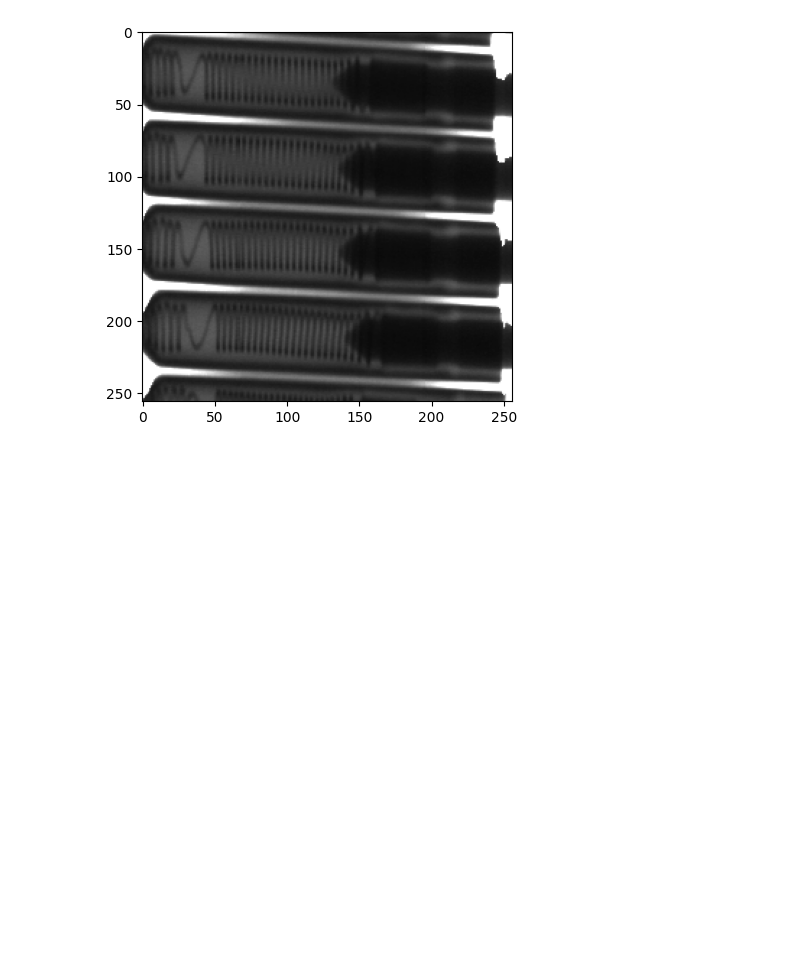
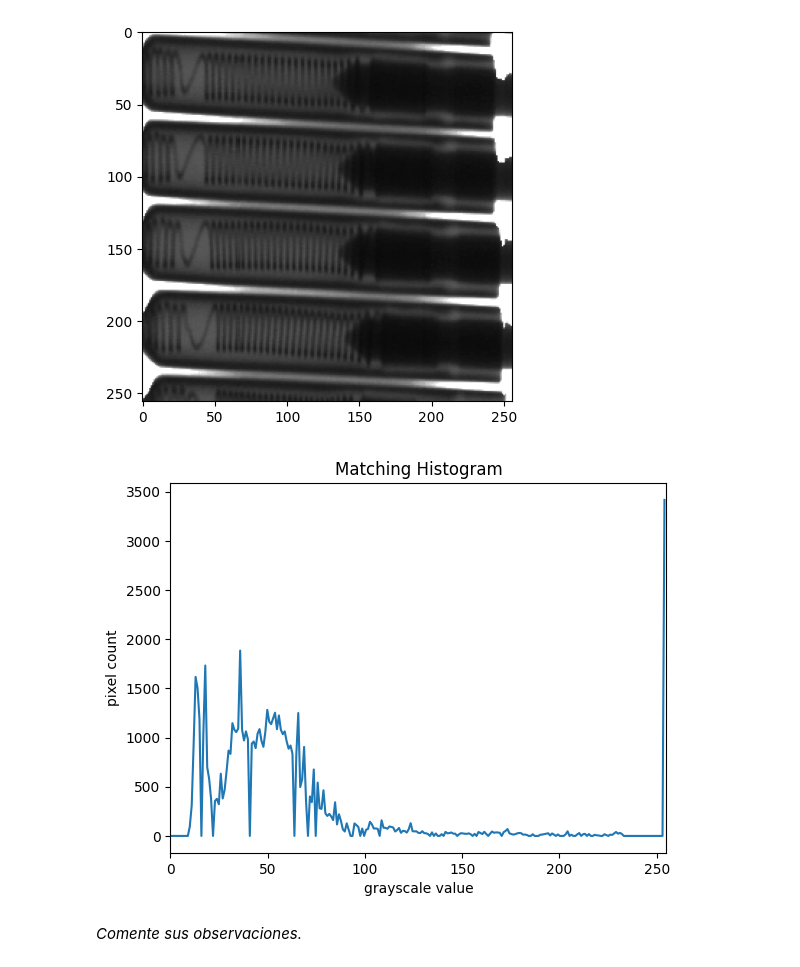
Before and after one commit to pukinidev/TalleresImagenes, a Jupyter notebook: Taller 2/Punto3.ipynb, the cells around one changed output. Drawn from its saved outputs; the diff is of its cells as text; code cells hidden in the pictures; blank space fills up the shorter version.

```diff
--- a/Taller 2/Punto3.ipynb
+++ b/Taller 2/Punto3.ipynb
@@ -119,3 +136,20 @@ plt.imshow(matched_image, cmap='gray', vmin=0, vmax=255)
 plt.show()
 # %% [output]
 [figure]
+# %%
+def show_histogram(image, values=256):
+  histogram, bin_edges = np.histogram(image, bins=values, range=(0, values-1))
+  fig, ax = plt.subplots()
+  ax.set_title("Matching Histogram")
+  ax.set_xlabel("grayscale value")
+  ax.set_ylabel("pixel count")
+  ax.set_xlim([0.0, values-1])
+
+  ax.plot(bin_edges[0:-1], histogram)
+  plt.show()
+# %%
+show_histogram(matched_image)
+# %% [output]
+[figure, added]
+# %% [markdown]
+*Comente sus observaciones.*
```
Also changed, not shown: parts of 17 cells of this notebook, 2 other files.
